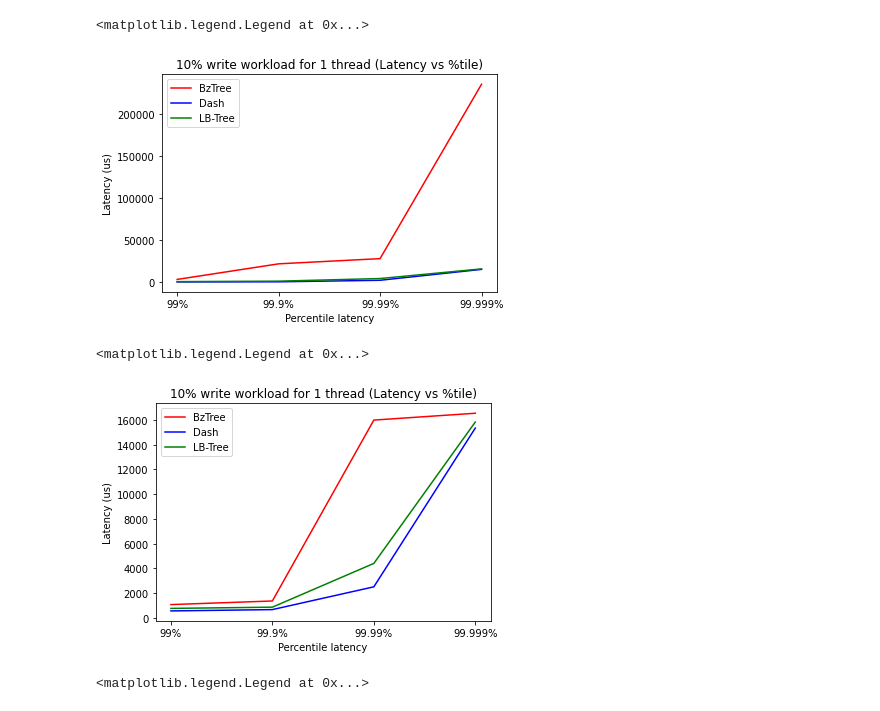
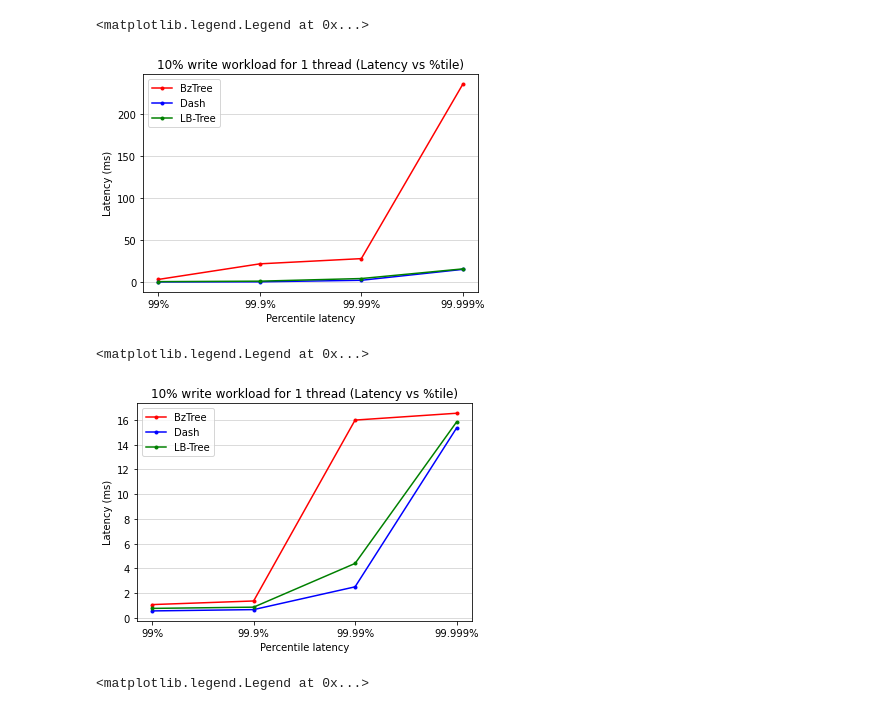
Before and after one commit to nisargshah95/Comparison-of-Indexes-for-PMem, a Jupyter notebook: CS764.ipynb, the cells around one changed output. Saved outputs shown, nothing was run; the diff lists cells and outputs as text; code cells hidden in the pictures.

```diff
--- a/CS764.ipynb
+++ b/CS764.ipynb
@@ -204,21 +213,22 @@ plt.legend(handles=[bzMedian50WriteLine, dMedianLatency50Write, bz99Latency50Wri
 
 plt.figure()
 
-#x_labels = ['99%', '99.9%', '99.99%', '99.999%']
+x_labels = ['99%', '99.9%', '99.99%', '99.999%']
 bzLine, = plt.plot(x_labels,
-                           [bztree_50_p99[0], bztree_50_p99_9[0], bztree_50_p99_99[0], bztree_50_p99_999[0]],
-                           color=colors[0], label = 'BzTree')
+                           [bztree_50_p99[0]/1000.0, bztree_50_p99_9[0], bztree_50_p99_99[0], bztree_50_p99_999[0]],
+                           fmt, color=colors[0], label = 'BzTree')
 dLine, = plt.plot(x_labels,
-                          [dash_50_p99[0], dash_50_p99_9[0], dash_50_p99_99[0], dash_50_p99_999[0]],
-                          color=colors[1], label = 'Dash')
+                          [dash_50_p99[0]/1000.0, dash_50_p99_9[0], dash_50_p99_99[0], dash_50_p99_999[0]],
+                          fmt, color=colors[1], label = 'Dash')
 lLine, = plt.plot(x_labels,
-                          [lbtree_50_p99[0], lbtree_50_p99_9[0], lbtree_50_p99_99[0], lbtree_50_p99_999[0]],
-                          color=colors[2], label = 'LB-Tree')
+                          [lbtree_50_p99[0]/1000.0, lbtree_50_p99_9[0], lbtree_50_p99_99[0], lbtree_50_p99_999[0]],
+                          fmt, color=colors[2], label = 'LB-Tree')
 
 plt.xlabel('Percentile latency')
 plt.xticks(['99%', '99.9%', '99.99%', '99.999%'])
-plt.ylabel('Latency (us)')
+plt.ylabel('Latency (ms)')
 plt.title('50% write workload for 1 thread (Latency vs %tile)')
+plt.grid(True, axis='y', color='lightgray', which='both')
 plt.legend(handles=[bzLine, dLine, lLine])
 # %% [output]
 <matplotlib.legend.Legend at 0x...>
@@ -226,27 +236,28 @@ plt.legend(handles=[bzLine, dLine, lLine])
 # %%
 # 10% write 1 thread - Latency VS %tile (ACROSS TREES)
 
 plt.figure()
 
 #x_labels = ['99%', '99.9%', '99.99%', '99.999%']
 bzLine, = plt.plot(x_labels,
-                           [bztree_10_p99[0], bztree_10_p99_9[0], bztree_10_p99_99[0], bztree_10_p99_999[0]],
-                           color=colors[0], label = 'BzTree')
+                           [bztree_10_p99[0]/1000.0, bztree_10_p99_9[0], bztree_10_p99_99[0], bztree_10_p99_999[0]],
+                           fmt, color=colors[0], label = 'BzTree')
 dLine, = plt.plot(x_labels,
-                          [dash_10_p99[0], dash_10_p99_9[0], dash_10_p99_99[0], dash_10_p99_999[0]],
-                          color=colors[1], label = 'Dash')
+                          [dash_10_p99[0]/1000.0, dash_10_p99_9[0], dash_10_p99_99[0], dash_10_p99_999[0]],
+                          fmt, color=colors[1], label = 'Dash')
 lLine, = plt.plot(x_labels,
-                          [lbtree_10_p99[0], lbtree_10_p99_9[0], lbtree_10_p99_99[0], lbtree_10_p99_999[0]],
-                          color=colors[2], label = 'LB-Tree')
+                          [lbtree_10_p99[0]/1000.0, lbtree_10_p99_9[0], lbtree_10_p99_99[0], lbtree_10_p99_999[0]],
+                          fmt, color=colors[2], label = 'LB-Tree')
 
 plt.xlabel('Percentile latency')
 plt.xticks(['99%', '99.9%', '99.99%', '99.999%'])
-plt.ylabel('Latency (us)')
+plt.ylabel('Latency (ms)')
 plt.title('10% write workload for 1 thread (Latency vs %tile)')
+plt.grid(True, axis='y', color='lightgray', which='both')
 plt.legend(handles=[bzLine, dLine, lLine])
 # %% [output]
 <matplotlib.legend.Legend at 0x...>
-[figure, old version]
+[figure, new version]
 # %%
 # Read-only 1 thread - Latency VS %tile (ACROSS TREES)
 
@@ -254,23 +265,24 @@ plt.figure()
 
 #x_labels = ['99%', '99.9%', '99.99%', '99.999%']
 bzLine, = plt.plot(x_labels,
-                           [bztree_0_p99[0], bztree_0_p99_9[0], bztree_0_p99_99[0], bztree_0_p99_999[0]],
-                           color=colors[0], label = 'BzTree')
+                           [bztree_0_p99[0]/1000.0, bztree_0_p99_9[0], bztree_0_p99_99[0], bztree_0_p99_999[0]],
+                           fmt, color=colors[0], label = 'BzTree')
 dLine, = plt.plot(x_labels,
-                          [dash_0_p99[0], dash_0_p99_9[0], dash_0_p99_99[0], dash_0_p99_999[0]],
-                          color=colors[1], label = 'Dash')
+                          [dash_0_p99[0]/1000.0, dash_0_p99_9[0], dash_0_p99_99[0], dash_0_p99_999[0]],
+                          fmt, color=colors[1], label = 'Dash')
 lLine, = plt.plot(x_labels,
-                          [lbtree_0_p99[0], lbtree_0_p99_9[0], lbtree_0_p99_99[0], lbtree_0_p99_999[0]],
-                          color=colors[2], label = 'LB-Tree')
+                          [lbtree_0_p99[0]/1000.0, lbtree_0_p99_9[0], lbtree_0_p99_99[0], lbtree_0_p99_999[0]],
+                          fmt, color=colors[2], label = 'LB-Tree')
 
 plt.xlabel('Percentile latency')
 plt.xticks(['99%', '99.9%', '99.99%', '99.999%'])
-plt.ylabel('Latency (us)')
+plt.ylabel('Latency (ms)')
 plt.title('10% write workload for 1 thread (Latency vs %tile)')
+plt.grid(True, axis='y', color='lightgray', which='both')
 plt.legend(handles=[bzLine, dLine, lLine])
 # %% [output]
 <matplotlib.legend.Legend at 0x...>
-[figure, old version]
+[figure, new version]
 # %%
 # BZ TREE GRAPH - THREADS VS THROUGHPUT
 
```
Also changed, not shown: parts of 9 cells of this notebook.
